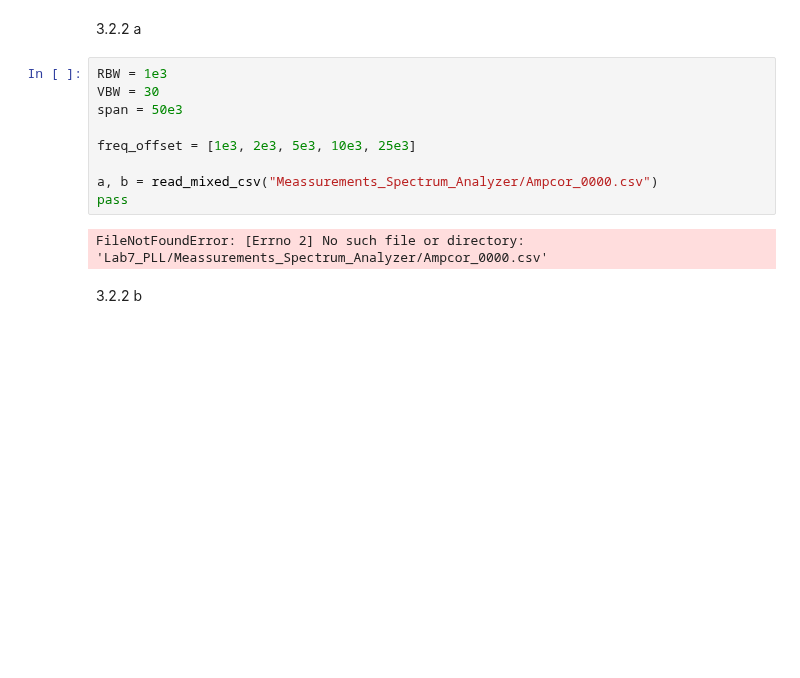
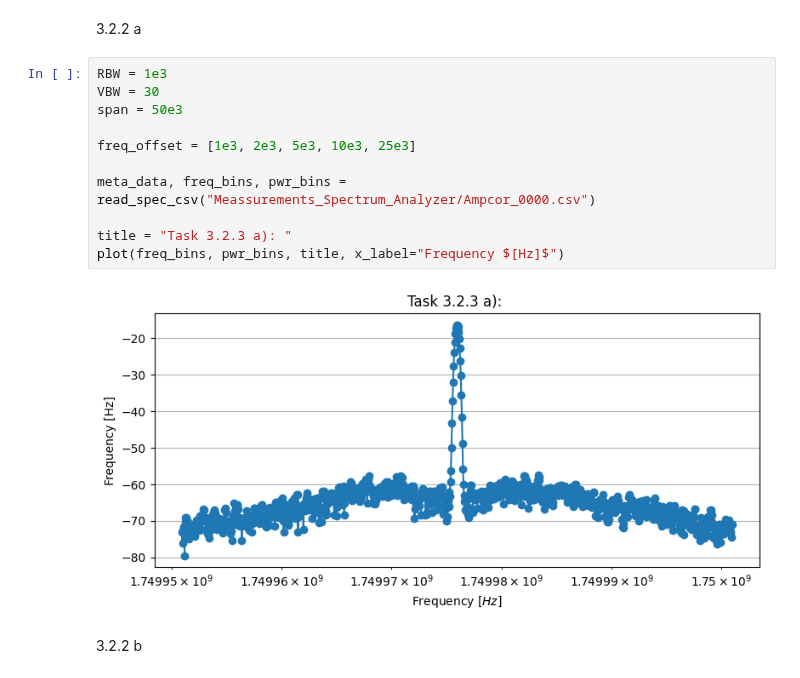
Before and after one commit to NortheLo/Microwave_Eng_Lab, a Jupyter notebook: Lab7_PLL/MWE_Lab7_Meas.ipynb, the cells around one changed output. Drawn from its saved outputs; the diff is of its cells as text; blank space fills up the shorter version.

Commit message:
added function to read spec analyzer csv files

```diff
--- a/Lab7_PLL/MWE_Lab7_Meas.ipynb
+++ b/Lab7_PLL/MWE_Lab7_Meas.ipynb
@@ -277,13 +291,15 @@ Max. Hold Freq.: 200000 Hz
 # %%
 RBW = 1e3
 VBW = 30
 span = 50e3
 
 freq_offset = [1e3, 2e3, 5e3, 10e3, 25e3]
 
-a, b = read_mixed_csv("Meassurements_Spectrum_Analyzer/Ampcor_0000.csv")
-pass
+meta_data, freq_bins, pwr_bins = read_spec_csv("Meassurements_Spectrum_Analyzer/Ampcor_0000.csv")
+
+title = "Task 3.2.3 a): "
+plot(freq_bins, pwr_bins, title, x_label="Frequency $[Hz]$")
 # %% [output]
-FileNotFoundError: [Errno 2] No such file or directory: 'Lab7_PLL/Meassurements_Spectrum_Analyzer/Ampcor_0000.csv'
+[figure, added]
 # %% [markdown]
 3.2.2 b
```
Also changed, not shown: parts of 1 cell of this notebook.
